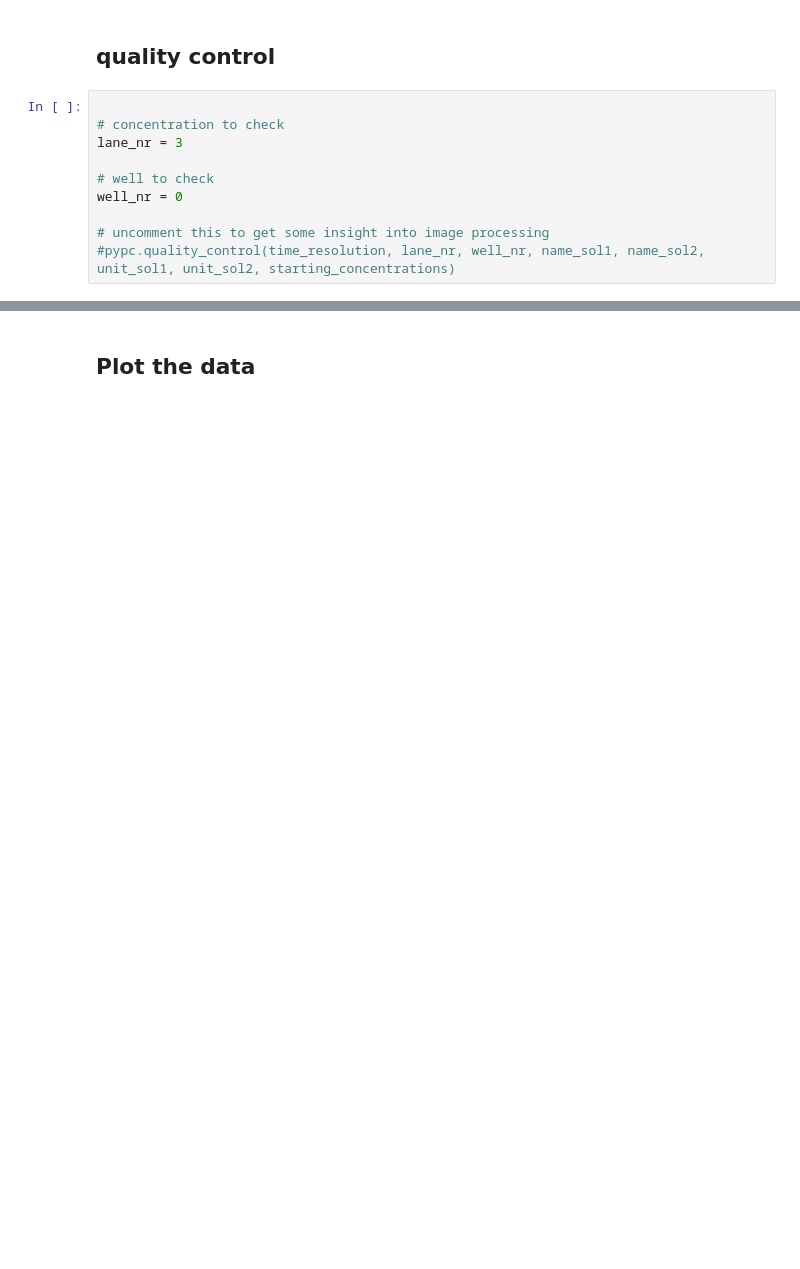
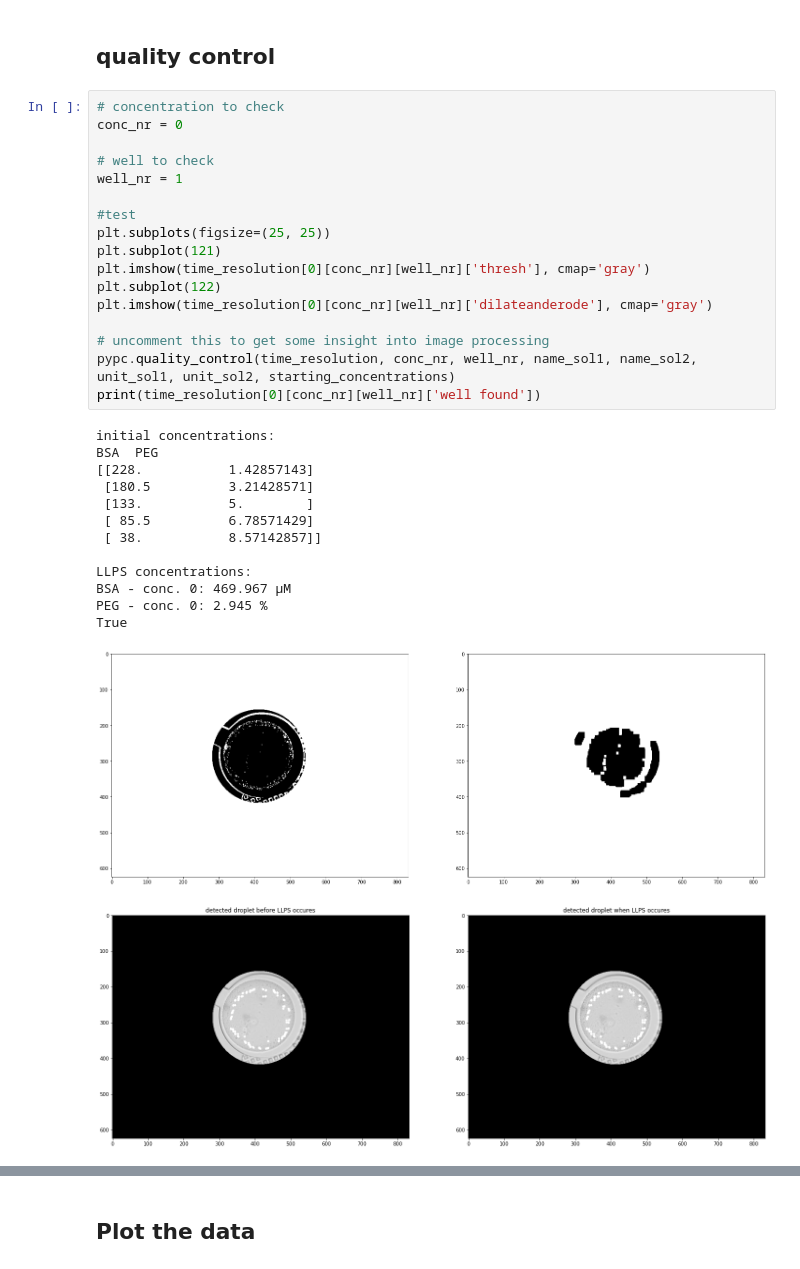
Before and after one commit to cfsb618/PyPhaseChip, a Jupyter notebook: pyphasechip.ipynb, the cells around one changed output, grey strips where cells are left out. Cells and saved outputs as stored; diff of their text form; blank space fills up the shorter version.

```diff
--- a/pyphasechip.ipynb
+++ b/pyphasechip.ipynb
@@ -89,12 +106,34 @@ pypc.save_results_to_csv(time_resolution, image_folder, number_of_diff_conc, hou
 # %% [markdown]
 ## quality control
 # %%
-
 # concentration to check
-lane_nr = 3
+conc_nr = 0
 
 # well to check
-well_nr = 0
+well_nr = 1
+
+#test
+plt.subplots(figsize=(25, 25))
+plt.subplot(121)
+plt.imshow(time_resolution[0][conc_nr][well_nr]['thresh'], cmap='gray')
+plt.subplot(122)
+plt.imshow(time_resolution[0][conc_nr][well_nr]['dilateanderode'], cmap='gray')
 
 # uncomment this to get some insight into image processing
-#pypc.quality_control(time_resolution, lane_nr, well_nr, name_sol1, name_sol2, unit_sol1, unit_sol2, starting_concentrations)
+pypc.quality_control(time_resolution, conc_nr, well_nr, name_sol1, name_sol2, unit_sol1, unit_sol2, starting_concentrations)
+print(time_resolution[0][conc_nr][well_nr]['well found'])
+# %% [output]
+initial concentrations:
+BSA  PEG
+[[228.           1.42857143]
+ [180.5          3.21428571]
+ [133.           5.        ]
+ [ 85.5          6.78571429]
+ [ 38.           8.57142857]]
+
+LLPS concentrations:
+BSA - conc. 0: 469.967 µM
+PEG - conc. 0: 2.945 %
+True
+[figure, added]
+[figure, added]
```
Also changed, not shown: parts of 4 cells of this notebook, 2 other files.
